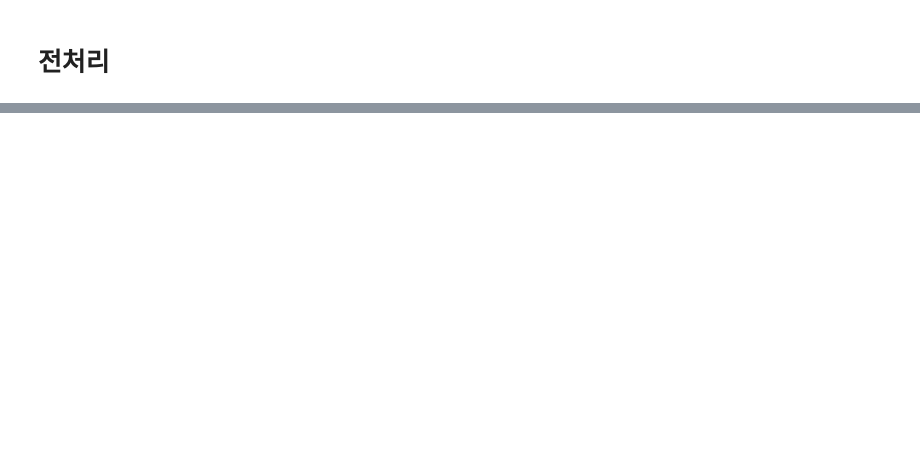
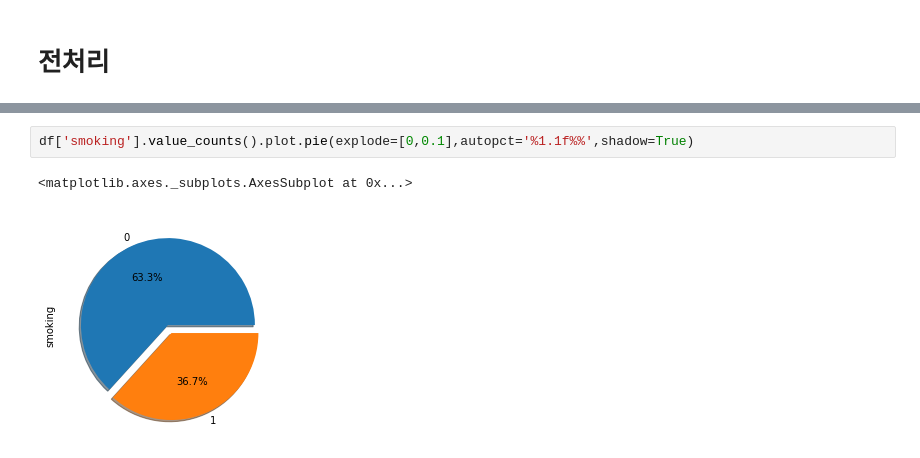
Before and after one commit to swon95/ML_Body-signal-of-smoking, a Jupyter notebook: Body_signal_of_smoking.ipynb, the cells around one changed output, grey strips where cells are left out. Cells and saved outputs as stored; diff of their text form; blank space fills up the shorter version.

```diff
--- a/Body_signal_of_smoking.ipynb
+++ b/Body_signal_of_smoking.ipynb
@@ -96,0 +212,5 @@ NameError: ignored
+# %%
+df['smoking'].value_counts().plot.pie(explode=[0,0.1],autopct='%1.1f%%',shadow=True)
+# %% [output]
+<matplotlib.axes._subplots.AxesSubplot at 0x...>
+[figure, added]
```
Also changed, not shown: parts of 32 cells of this notebook.
